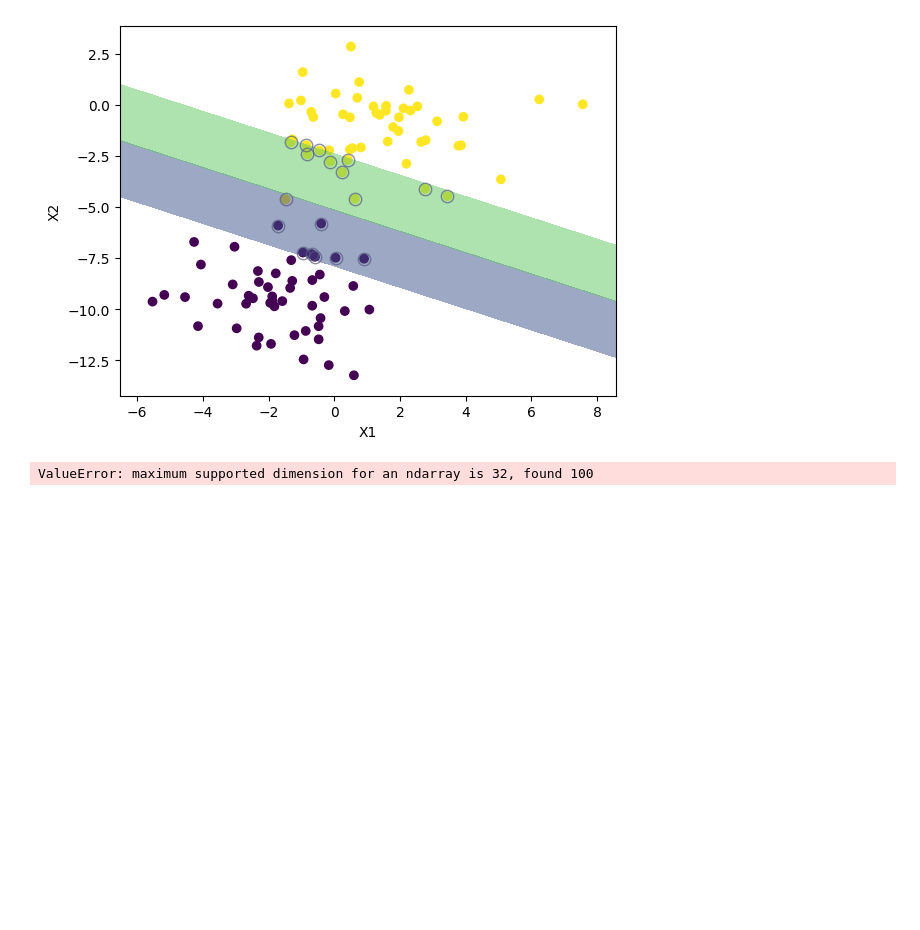
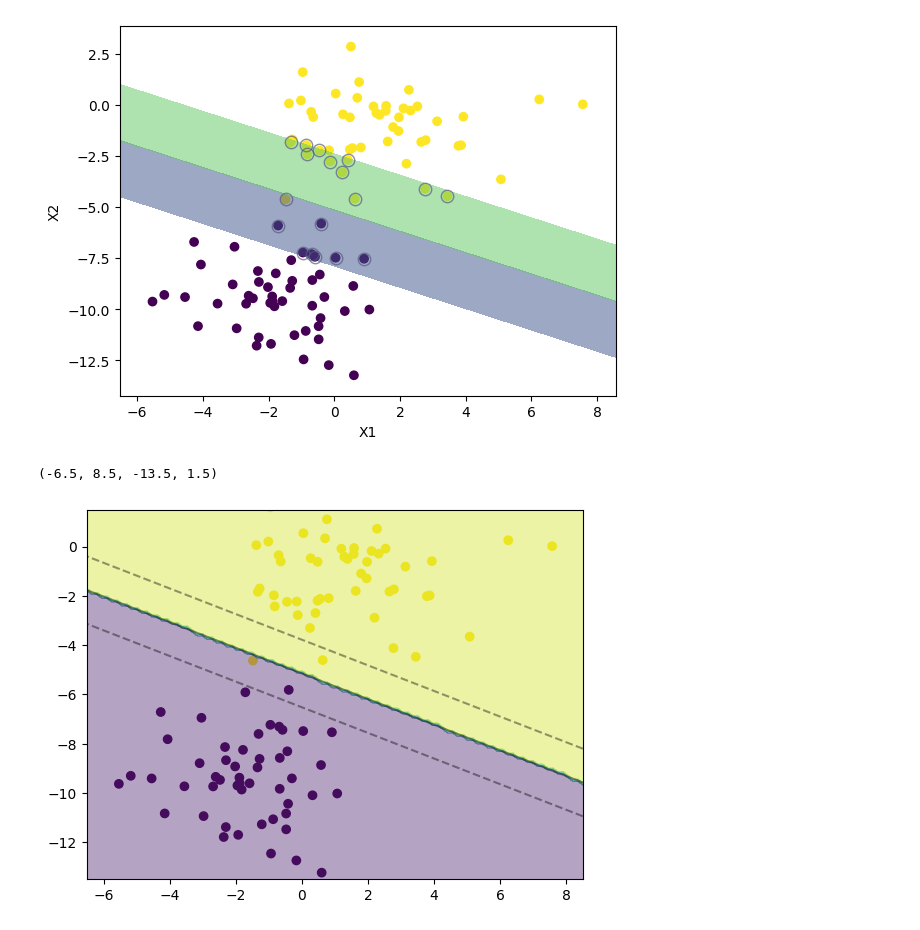
Before and after one commit to abhisunny2610/Data-Science, a Jupyter notebook: Machine Learning/Support Vector.ipynb, the cells around one changed output. Saved outputs shown, nothing was run; the diff lists cells and outputs as text; code cells hidden in the pictures; blank space fills up the shorter version.

Commit message:
Support Vector

```diff
--- a/Machine Learning/Support Vector.ipynb
+++ b/Machine Learning/Support Vector.ipynb
@@ -242,18 +242,19 @@ ax.scatter(support_vectors[:,0], support_vectors[:,1], color='#0000', edgecolor=
 # %%
 x_ = np.linspace(-6.5, 8.5, 100)
 y_ = np.linspace(1.5, -13.5, 100)
 
 xx, yy =  np.meshgrid(x_,y_)
-z_contour =  clf.decision_function(np.c_[xx.ravel(), yy.ravel()])
-z_contour = z_contour.reshape(xx)
+z_contour = clf.decision_function(np.c_[xx.ravel(), yy.ravel()])
+z_contour = z_contour.reshape(xx.shape)
 
 z_contourf = np.where(z_contour <=0, 0,1)
 
 plt.scatter(X[:,0], X[:,1], cmap=plt.cm.viridis, c=Y)
 
 plt.contourf(xx,yy,z_contourf, alpha=0.4)
 plt.contour(xx,yy,z_contour, alpha=0.4, levels=[-0.5,0,0.5], colors='k', linestyles=["--","-","--"])
 
 plt.axis([-6.5,8.5,-13.5,1.5])
 # %% [output]
-ValueError: maximum supported dimension for an ndarray is 32, found 100
+(-6.5, 8.5, -13.5, 1.5)
+[figure, added]
```
Also changed, not shown: 1 other file.
